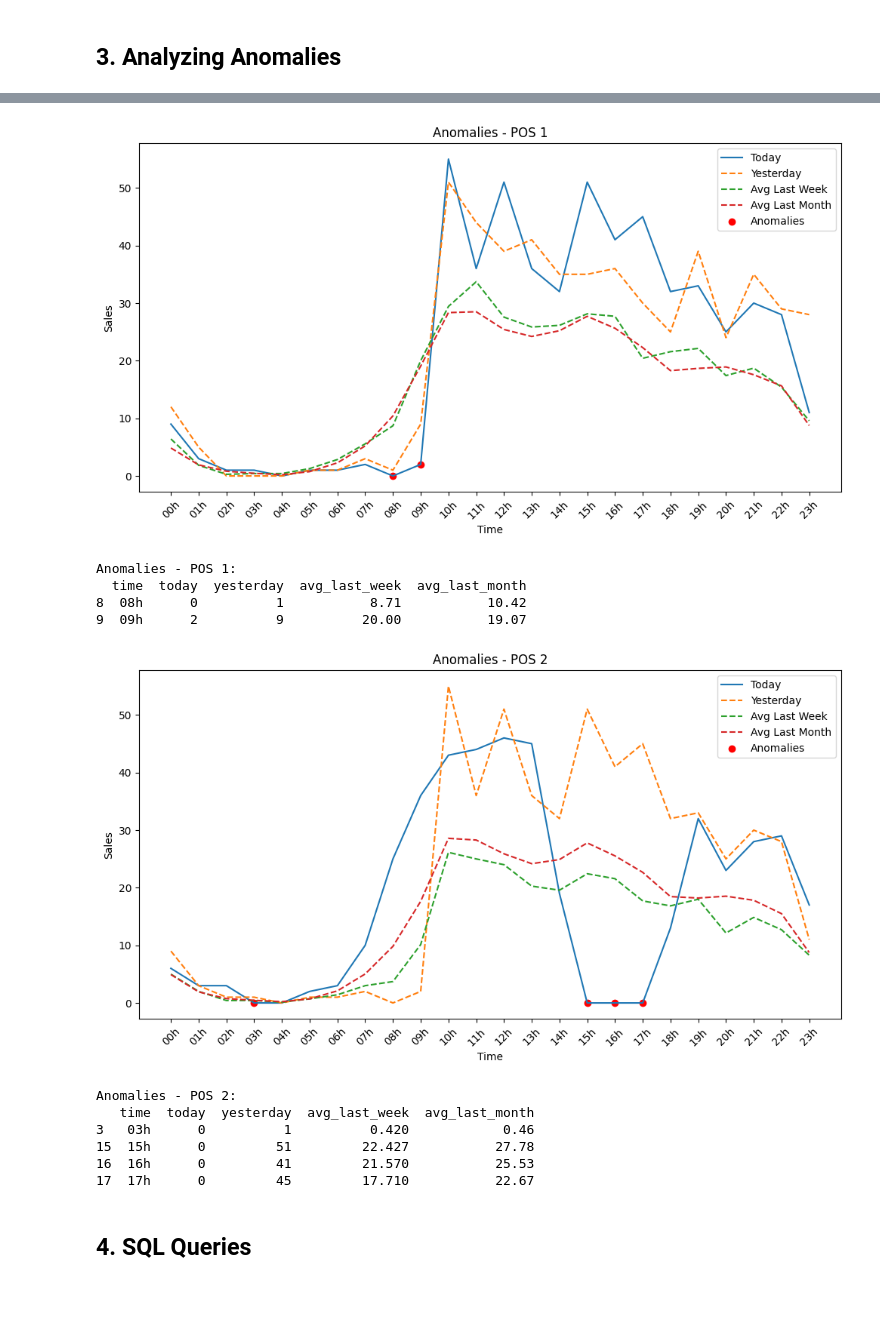
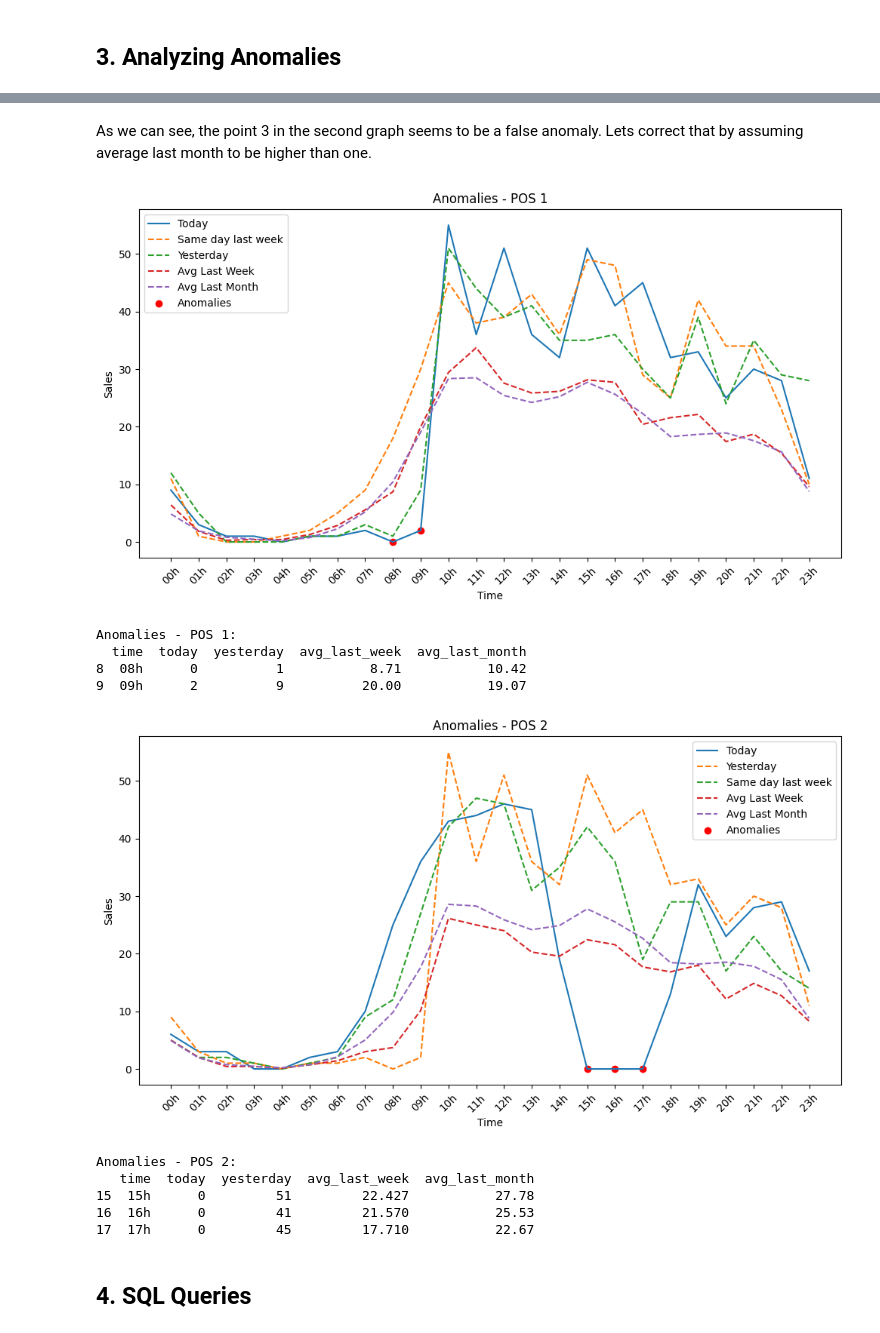
Before and after one commit to pedronatanaelfs/monitoring-test-case, a Jupyter notebook: Notebooks/data_analysis.ipynb, the cells around one changed output, grey strips where cells are left out. Drawn from its saved outputs; the diff is of its cells as text; code cells hidden in the pictures; blank space fills up the shorter version.

```diff
--- a/Notebooks/data_analysis.ipynb
+++ b/Notebooks/data_analysis.ipynb
@@ -16,3 +138,5 @@ pos2_data = pd.read_csv('../data/POS/checkout_2.csv')
+# %% [markdown]
+As we can see, the point 3 in the second graph seems to be a false anomaly. Lets correct that by assuming average last month to be higher than one.
 # %%
 # Anomaly Analysis - POS 1
 pos1_anomalies = pos1_data[
@@ -20,14 +144,16 @@ pos1_anomalies = pos1_data[
         (pos1_data['today'] < 0.5 * pos1_data['yesterday'])
     ) &
     (
-        (pos1_data['today'] > 1.5 * pos1_data['avg_last_week']) | (pos1_data['today'] < 0.5 * pos1_data['avg_last_week'])
+        (pos1_data['today'] < 0.5 * pos1_data['same_day_last_week'])
     ) &
     (
-        (pos1_data['today'] > 1.5 * pos1_data['avg_last_month']) | (pos1_data['today'] < 0.5 * pos1_data['avg_last_month'])
-    ) |
+      (pos1_data['today'] < 0.5 * pos1_data['avg_last_week'])
+    ) &
     (
-        (pos1_data['today'] == 0) & (pos1_data['yesterday'] != 0) &
-        (pos1_data['avg_last_week'] != 0) & (pos1_data['avg_last_month'] != 0)
+      (pos1_data['today'] < 0.5 * pos1_data['avg_last_month'])
+    ) &
+    (
+        (pos1_data['avg_last_month'] > 1)
     )
 ]
 
@@ -37,20 +163,23 @@ pos2_anomalies = pos2_data[
         (pos2_data['today'] < 0.5 * pos2_data['yesterday'])
     ) &
     (
-        (pos2_data['today'] > 2 * pos2_data['avg_last_week']) | (pos2_data['today'] < 0.5 * pos2_data['avg_last_week'])
+        (pos2_data['today'] < 0.5 * pos2_data['same_day_last_week'])
     ) &
     (
-        (pos2_data['today'] > 2 * pos2_data['avg_last_month']) | (pos2_data['today'] < 0.5 * pos2_data['avg_last_month'])
-    ) |
+      (pos2_data['today'] < 0.5 * pos2_data['avg_last_week'])
+    ) &
     (
-        (pos2_data['today'] == 0) & (pos2_data['yesterday'] != 0) &
-        (pos2_data['avg_last_week'] != 0) & (pos2_data['avg_last_month'] != 0)
+      (pos2_data['today'] < 0.5 * pos2_data['avg_last_month'])
+    ) &
+    (
+        (pos2_data['avg_last_month'] > 1)
     )
 ]
 
 # Anomaly Graph - POS 1
 plt.figure(figsize=(12, 6))
 sns.lineplot(x='time', y='today', data=pos1_data, label='Today')
+sns.lineplot(x='time', y='same_day_last_week', data=pos1_data, label='Same day last week', linestyle='dashed')
 sns.lineplot(x='time', y='yesterday', data=pos1_data, label='Yesterday', linestyle='dashed')
 sns.lineplot(x='time', y='avg_last_week', data=pos1_data, label='Avg Last Week', linestyle='dashed')
 sns.lineplot(x='time', y='avg_last_month', data=pos1_data, label='Avg Last Month', linestyle='dashed')
@@ -63,42 +192,42 @@ plt.legend()
 plt.show()
 
 # Anomaly Table - POS 1
 if not pos1_anomalies.empty:
     print("Anomalies - POS 1:")
     print(pos1_anomalies[['time', 'today', 'yesterday', 'avg_last_week', 'avg_last_month']])
 else:
     print("No anomalies found - POS 1")
 
 # Anomaly Graph - POS 2
 plt.figure(figsize=(12, 6))
 sns.lineplot(x='time', y='today', data=pos2_data, label='Today')
 sns.lineplot(x='time', y='yesterday', data=pos2_data, label='Yesterday', linestyle='dashed')
+sns.lineplot(x='time', y='same_day_last_week', data=pos2_data, label='Same day last week', linestyle='dashed')
 sns.lineplot(x='time', y='avg_last_week', data=pos2_data, label='Avg Last Week', linestyle='dashed')
 sns.lineplot(x='time', y='avg_last_month', data=pos2_data, label='Avg Last Month', linestyle='dashed')
 plt.scatter(x=pos2_anomalies['time'], y=pos2_anomalies['today'], color='red', label='Anomalies')
 plt.title('Anomalies - POS 2')
 plt.xlabel('Time')
 plt.ylabel('Sales')
 plt.xticks(rotation=45)
 plt.legend()
 plt.show()
 
 # Anomaly Table - POS 2
 if not pos2_anomalies.empty:
     print("\nAnomalies - POS 2:")
     print(pos2_anomalies[['time', 'today', 'yesterday', 'avg_last_week', 'avg_last_month']])
 else:
     print("\nNo anomalies found - POS 2")
 # %% [output]
-[figure, old version]
+[figure, new version]
 Anomalies - POS 1:
   time  today  yesterday  avg_last_week  avg_last_month
 8  08h      0          1           8.71           10.42
 9  09h      2          9          20.00           19.07
-[figure, old version]
+[figure, new version]
 Anomalies - POS 2:
    time  today  yesterday  avg_last_week  avg_last_month
-3   03h      0          1          0.420            0.46
 15  15h      0         51         22.427           27.78
 16  16h      0         41         21.570           25.53
 17  17h      0         45         17.710           22.67
```
Also changed, not shown: parts of 5 cells of this notebook, 2 other files.
